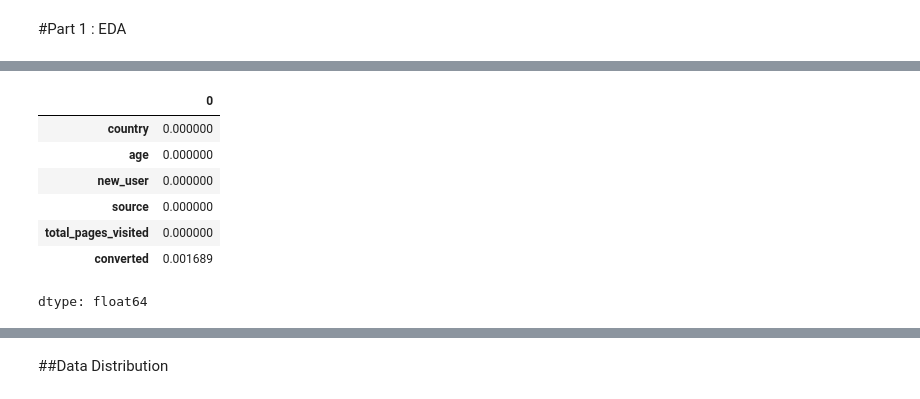
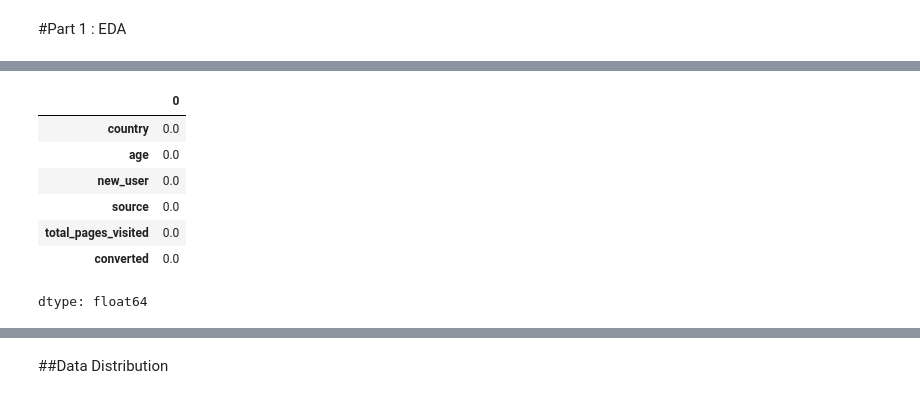
Before and after one commit to YnaPqt/supervised-machine-learning-conversion-rate, a Jupyter notebook: conversion_rate_challenge.ipynb, the cells around one changed output, grey strips where cells are left out. Cells and saved outputs as stored; diff of their text form; code cells hidden in the pictures.

```diff
--- a/conversion_rate_challenge.ipynb
+++ b/conversion_rate_challenge.ipynb
@@ -75,14 +82,14 @@ data.describe(include='all')
 # %%
 # View missing values
-data.isnull().sum() / len(data) * 100
+(data.isnull().sum() / len(data) * 100).round(2)
 # %% [output]
 |  | 0 |
-| country | 0.000000 |
-| age | 0.000000 |
-| new_user | 0.000000 |
-| source | 0.000000 |
-| total_pages_visited | 0.000000 |
-| converted | 0.001689 |
+| country | 0.0 |
+| age | 0.0 |
+| new_user | 0.0 |
+| source | 0.0 |
+| total_pages_visited | 0.0 |
+| converted | 0.0 |
 dtype: float64
 # %%
 # View Duplicates
```
Also changed, not shown: parts of 69 cells of this notebook.
